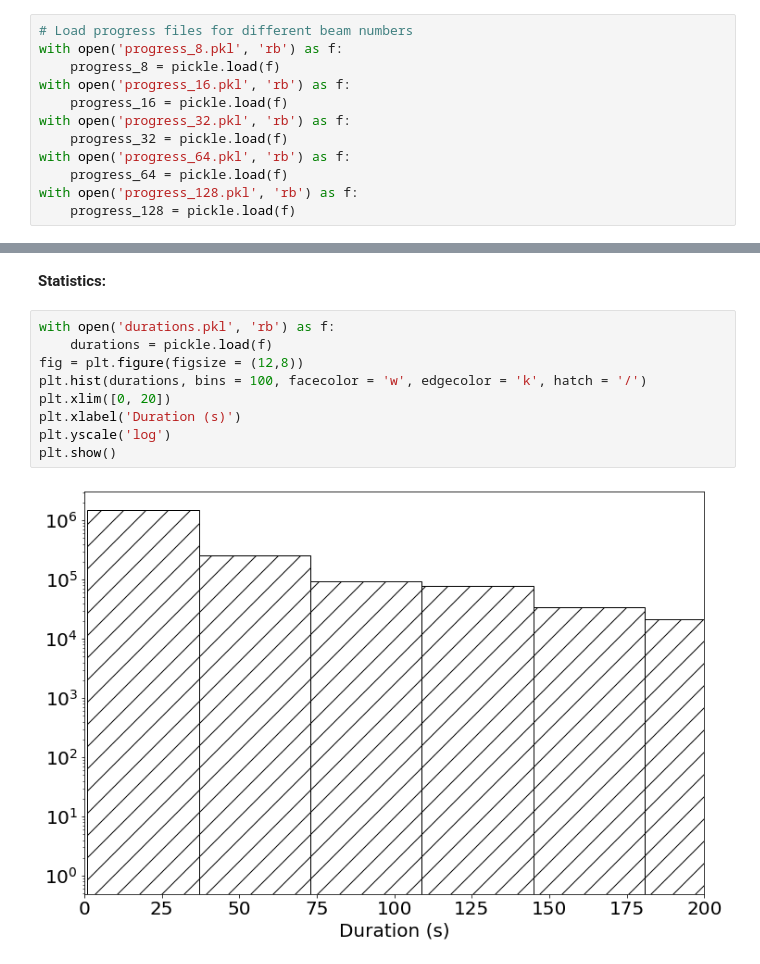
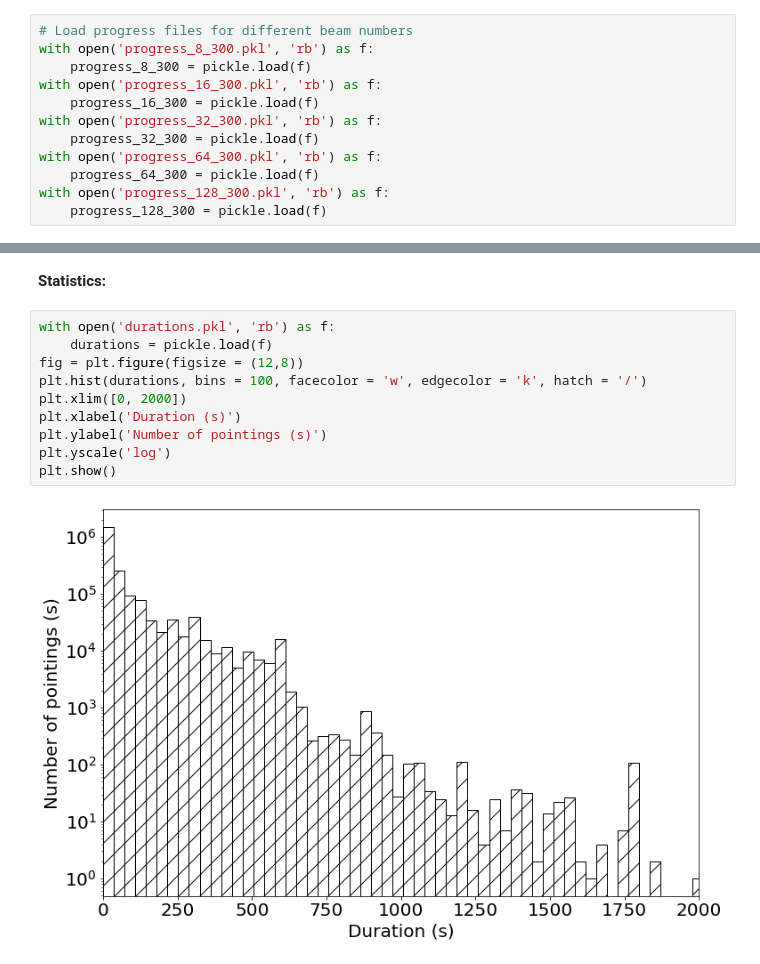
Before and after one commit to danielczech/observing-progress, a Jupyter notebook: observing-progress.ipynb, the cells around one changed output, grey strips where cells are left out. Cells and saved outputs as stored; diff of their text form.

```diff
--- a/observing-progress.ipynb
+++ b/observing-progress.ipynb
@@ -15,15 +15,15 @@ Note:
     - Rough calculation of FoV at 21cm
 # %%
 # Load progress files for different beam numbers
-with open('progress_8.pkl', 'rb') as f:
-    progress_8 = pickle.load(f)
-with open('progress_16.pkl', 'rb') as f:
-    progress_16 = pickle.load(f)
-with open('progress_32.pkl', 'rb') as f:
-    progress_32 = pickle.load(f)
-with open('progress_64.pkl', 'rb') as f:
-    progress_64 = pickle.load(f)
-with open('progress_128.pkl', 'rb') as f:
-    progress_128 = pickle.load(f)
+with open('progress_8_300.pkl', 'rb') as f:
+    progress_8_300 = pickle.load(f)
+with open('progress_16_300.pkl', 'rb') as f:
+    progress_16_300 = pickle.load(f)
+with open('progress_32_300.pkl', 'rb') as f:
+    progress_32_300 = pickle.load(f)
+with open('progress_64_300.pkl', 'rb') as f:
+    progress_64_300 = pickle.load(f)
+with open('progress_128_300.pkl', 'rb') as f:
+    progress_128_300 = pickle.load(f)
 # %%
 # Plot observing progress by date:
@@ -96,11 +96,12 @@ __Statistics:__
 # %%
 with open('durations.pkl', 'rb') as f:
     durations = pickle.load(f)
 fig = plt.figure(figsize = (12,8))
 plt.hist(durations, bins = 100, facecolor = 'w', edgecolor = 'k', hatch = '/')
-plt.xlim([0, 20])
+plt.xlim([0, 2000])
 plt.xlabel('Duration (s)')
+plt.ylabel('Number of pointings (s)')
 plt.yscale('log')
 plt.show()
 # %% [output]
-[figure, old version]
+[figure, new version]
```
Also changed, not shown: parts of 2 cells of this notebook.
